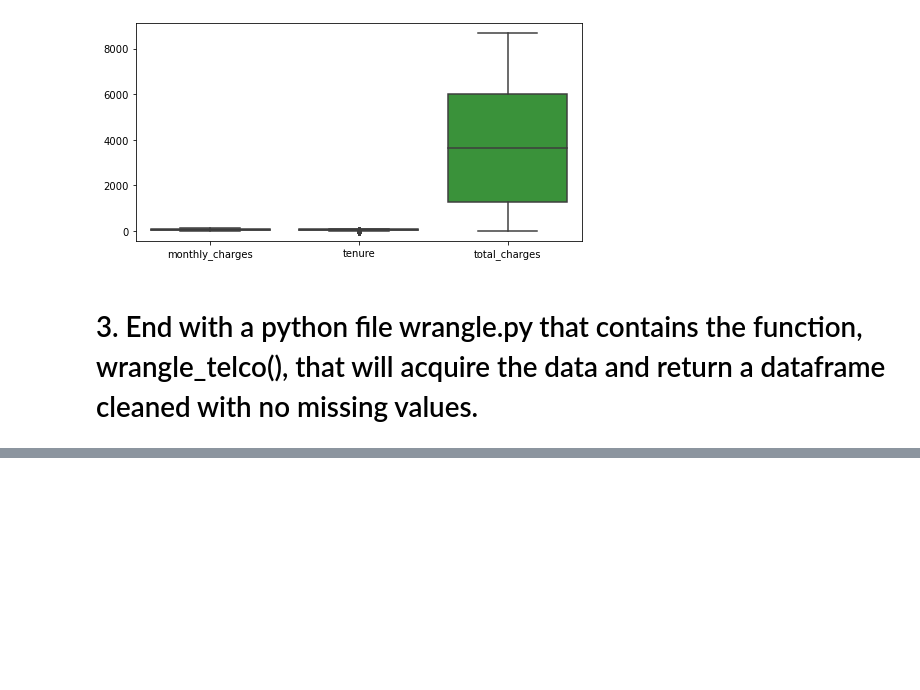
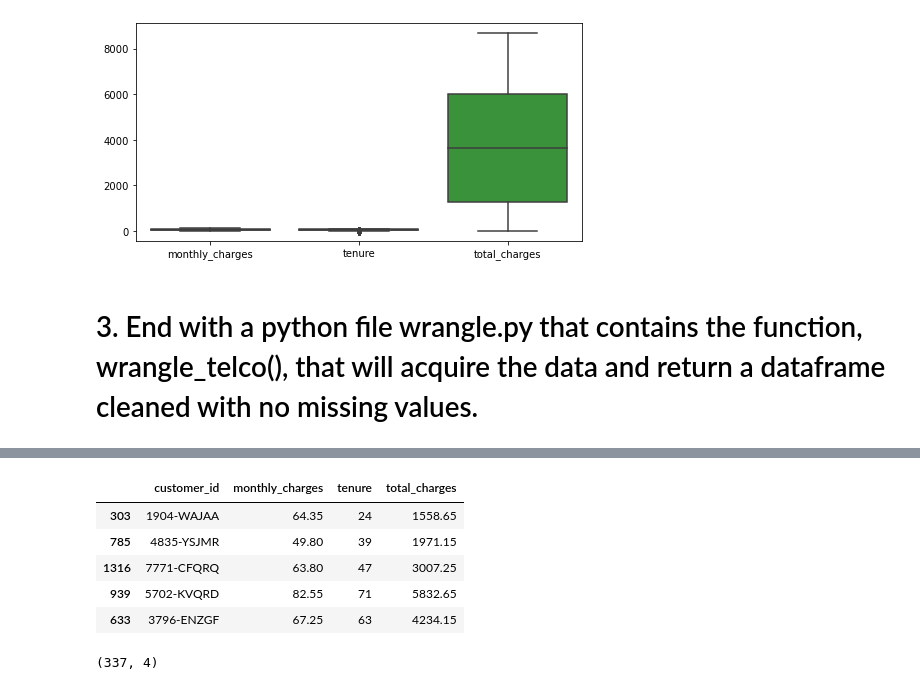
Before and after one commit to johngrinstead/regression_exercises, a Jupyter notebook: wrangle.ipynb, the cells around one changed output, grey strips where cells are left out. Drawn from its saved outputs; the diff is of its cells as text; code cells hidden in the pictures; blank space fills up the shorter version.

```diff
--- a/wrangle.ipynb
+++ b/wrangle.ipynb
@@ -212,0 +255,13 @@ memory usage: 52.7 KB
+# %%
+test.head()
+# %% [output]
+|  | customer_id | monthly_charges | tenure | total_charges |
+| 303 | 1904-WAJAA | 64.35 | 24 | 1558.65 |
+| 785 | 4835-YSJMR | 49.80 | 39 | 1971.15 |
+| 1316 | 7771-CFQRQ | 63.80 | 47 | 3007.25 |
+| 939 | 5702-KVQRD | 82.55 | 71 | 5832.65 |
+| 633 | 3796-ENZGF | 67.25 | 63 | 4234.15 |
+# %%
+test.shape
+# %% [output]
+(337, 4)
```
Also changed, not shown: parts of 11 cells of this notebook, 2 other files.
